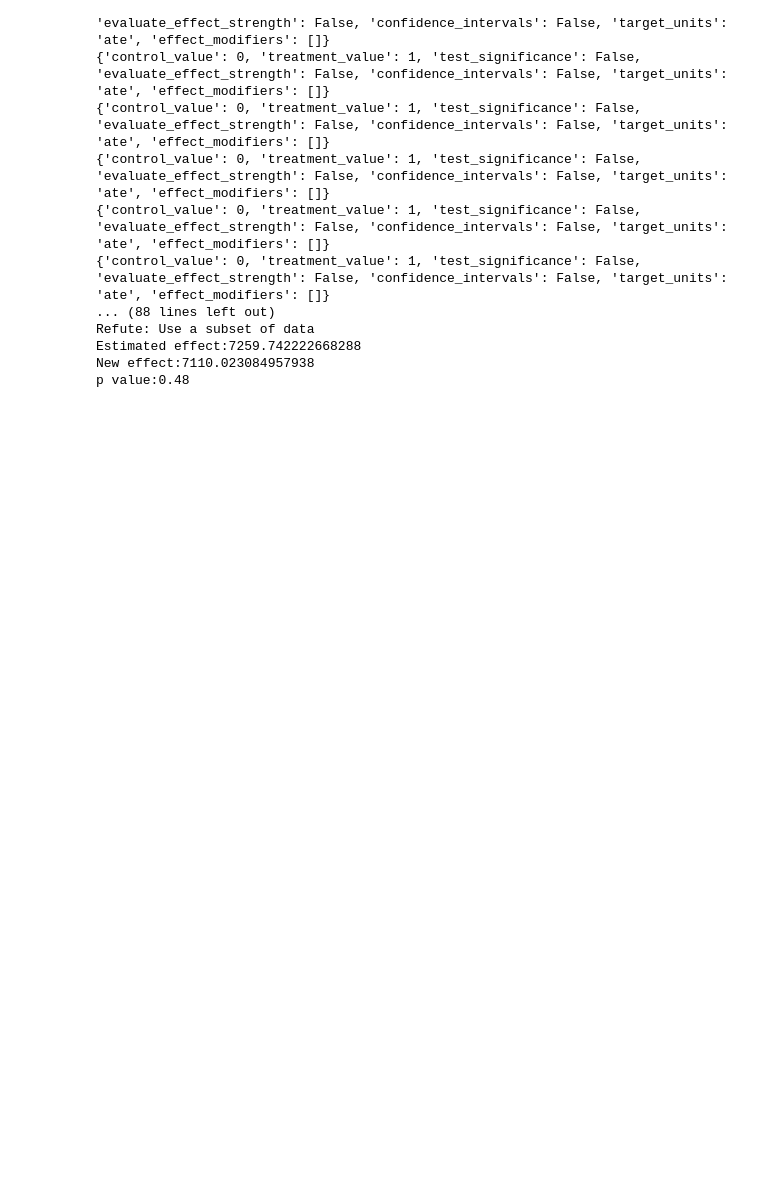
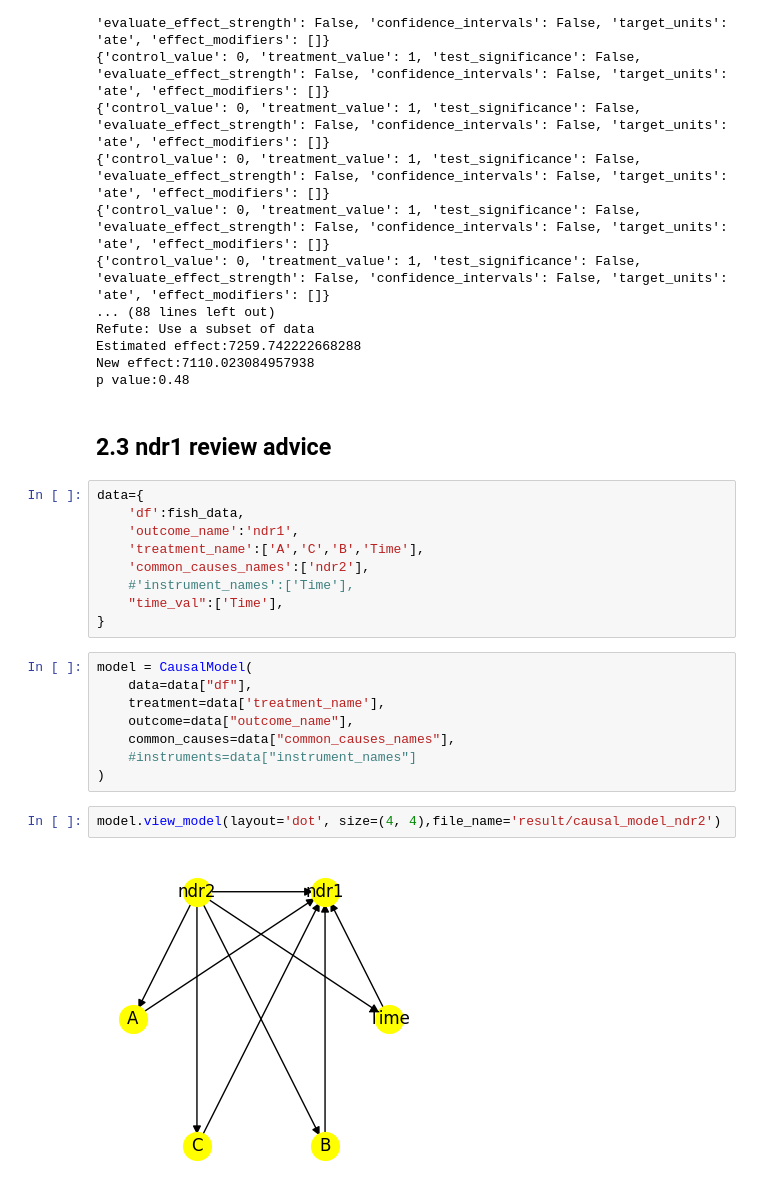
Before and after one commit to Starlitnightly/Analysis_Nodal, a Jupyter notebook: nodal_analysis.ipynb, the cells around one changed output. Drawn from its saved outputs; the diff is of its cells as text; blank space fills up the shorter version.

Commit message:
update treatment by reviewer

```diff
--- a/nodal_analysis.ipynb
+++ b/nodal_analysis.ipynb
@@ -381,3 +381,26 @@ Refute: Use a subset of data
 Estimated effect:7259.742222668288
 New effect:7110.023084957938
 p value:0.48
+# %% [markdown]
+## 2.3 ndr1 review advice
+# %%
+data={
+    'df':fish_data,
+    'outcome_name':'ndr1',
+    'treatment_name':['A','C','B','Time'],
+    'common_causes_names':['ndr2'],
+    #'instrument_names':['Time'],
+    "time_val":['Time'],
+}
+# %%
+model = CausalModel(
+    data=data["df"],
+    treatment=data['treatment_name'],
+    outcome=data["outcome_name"],
+    common_causes=data["common_causes_names"],
+    #instruments=data["instrument_names"]
+)
+# %%
+model.view_model(layout='dot', size=(4, 4),file_name='result/causal_model_ndr2')
+# %% [output]
+[figure, added]
```
Also changed, not shown: parts of 19 cells of this notebook, 2 other files.
